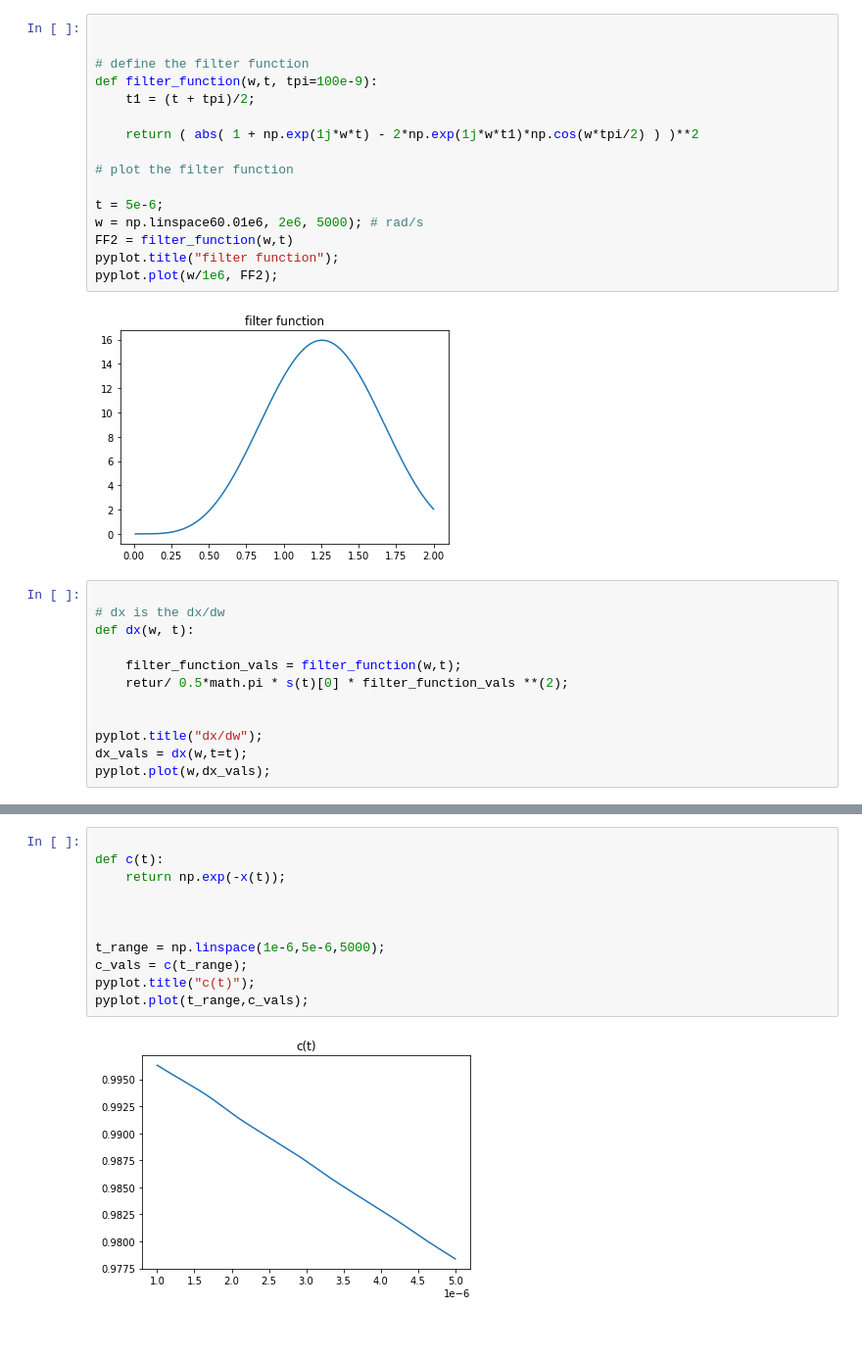
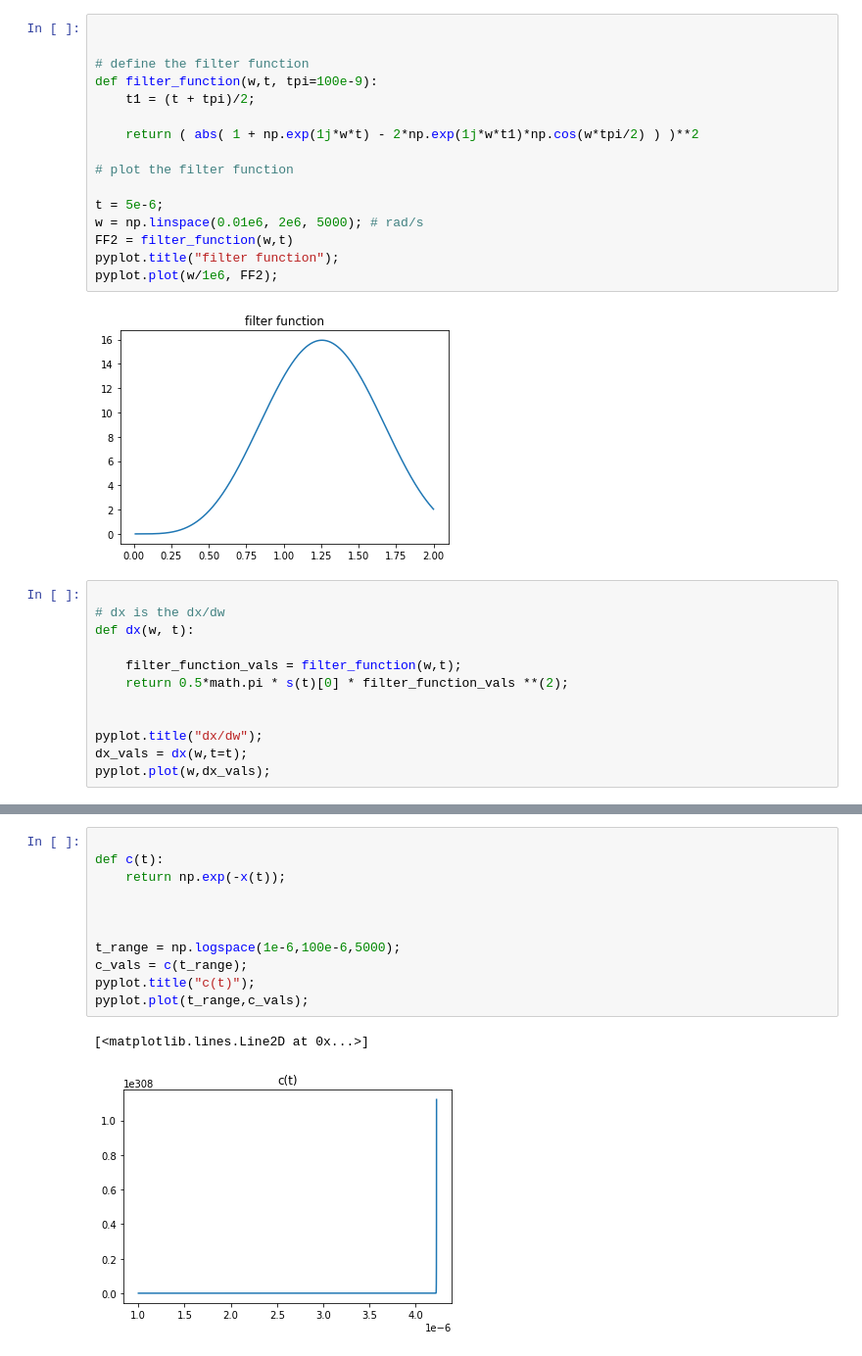
Before and after one commit to Upadhyaya-Group/ml_qubit, a Jupyter notebook: data_generation_v3.ipynb, the cells around one changed output, grey strips where cells are left out. Shown at 98% size. Cells and saved outputs as stored; diff of their text form.

Commit message:
Fixed data generation (see desc)
-fixed problem where first data-graph's points were all infinity
-fixed small arithmetic error in data_generator.py/artificial_c()

```diff
--- a/data_generation_v3.ipynb
+++ b/data_generation_v3.ipynb
@@ -37,7 +37,7 @@ def filter_function(w,t, tpi=100e-9):
 # plot the filter function
 
 t = 5e-6;
-w = np.linspace60.01e6, 2e6, 5000); # rad/s
+w = np.linspace(0.01e6, 2e6, 5000); # rad/s
 FF2 = filter_function(w,t)
 pyplot.title("filter function");
 pyplot.plot(w/1e6, FF2);
@@ -49,7 +49,7 @@ pyplot.plot(w/1e6, FF2);
 def dx(w, t):
 
     filter_function_vals = filter_function(w,t);
-    retur/ 0.5*math.pi * s(t)[0] * filter_function_vals **(2);
+    return 0.5*math.pi * s(t)[0] * filter_function_vals **(2);
 
 
 pyplot.title("dx/dw");
@@ -85,13 +85,14 @@ pyplot.plot(t_range,x_vals);
 # %%
 
 def c(t):
     return np.exp(-x(t));
 
 
 
-t_range = np.linspace(1e-6,5e-6,5000);
+t_range = np.logspace(1e-6,100e-6,5000);
 c_vals = c(t_range);
 pyplot.title("c(t)");
 pyplot.plot(t_range,c_vals);
 # %% [output]
+[<matplotlib.lines.Line2D at 0x...>]
-[figure, old version]
+[figure, new version]
```
Also changed, not shown: parts of 2 cells of this notebook, 4 other files.
